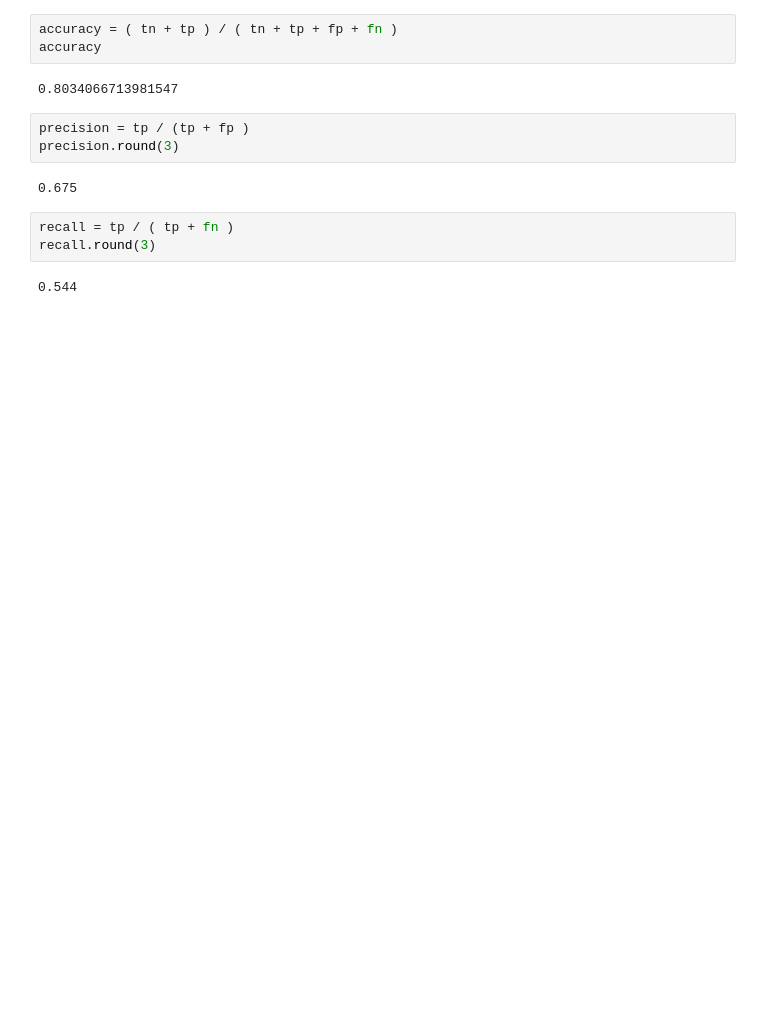
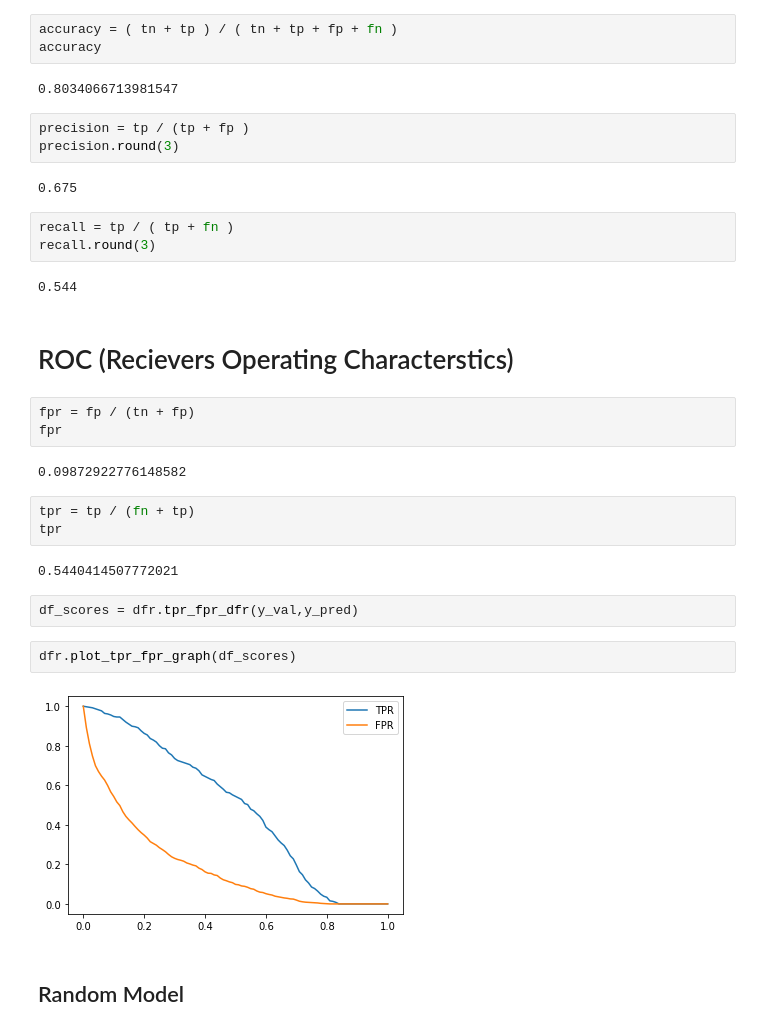
Before and after one commit to Micky373/ml_zoomcamp, a Jupyter notebook: week_4/evaluation_metrics.ipynb, the cells around one changed output. Cells and saved outputs as stored; diff of their text form; blank space fills up the shorter version.

```diff
--- a/week_4/evaluation_metrics.ipynb
+++ b/week_4/evaluation_metrics.ipynb
@@ -179,3 +181,23 @@ recall = tp / ( tp + fn )
 recall.round(3)
 # %% [output]
 0.544
+# %% [markdown]
+# ROC (Recievers Operating Characterstics)
+# %%
+fpr = fp / (tn + fp)
+fpr
+# %% [output]
+0.09872922776148582
+# %%
+tpr = tp / (fn + tp)
+tpr
+# %% [output]
+0.5440414507772021
+# %%
+df_scores = dfr.tpr_fpr_dfr(y_val,y_pred)
+# %%
+dfr.plot_tpr_fpr_graph(df_scores)
+# %% [output]
+[figure, added]
+# %% [markdown]
+## Random Model
```
Also changed, not shown: parts of 30 cells of this notebook, 1 other file.
